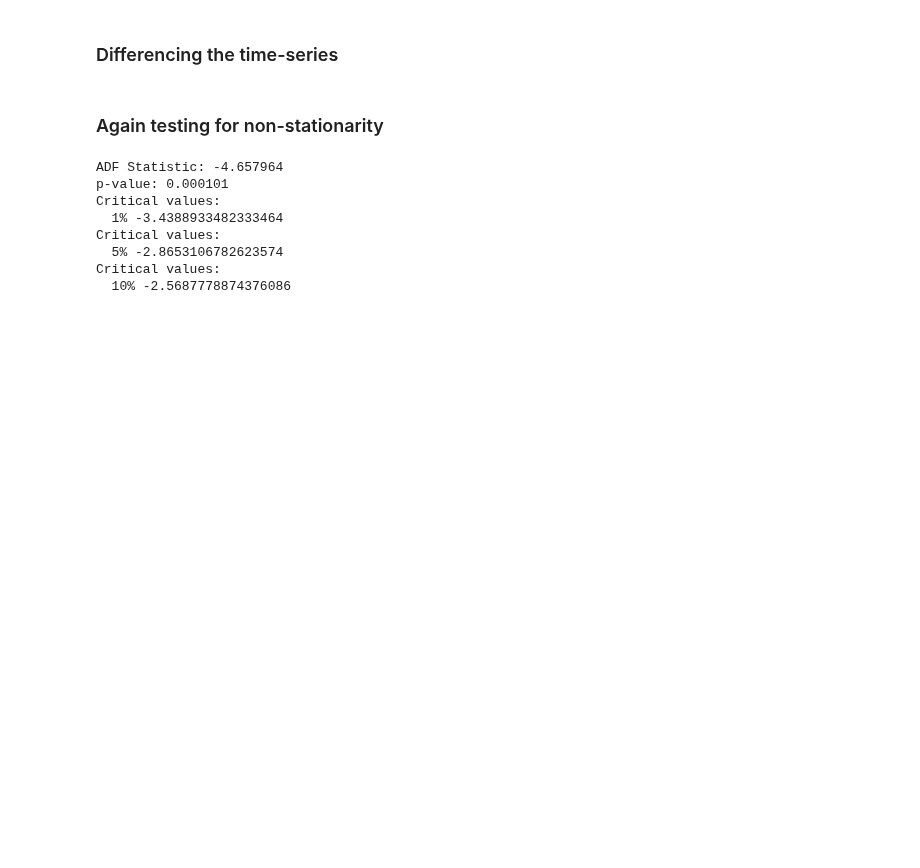
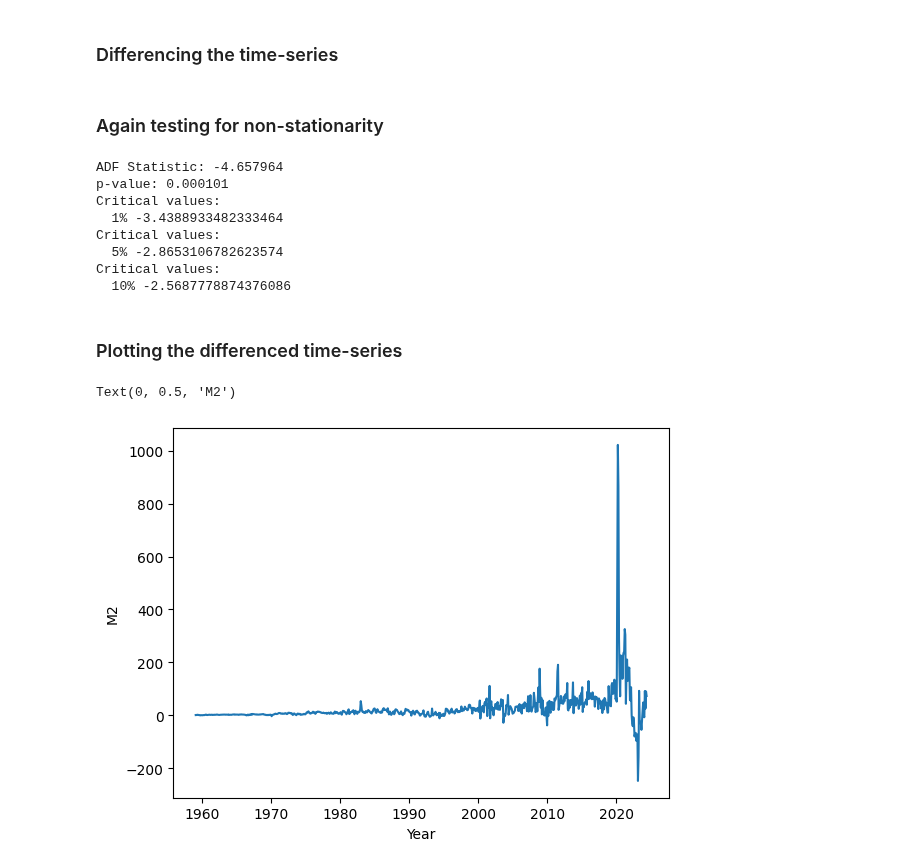
Before and after one commit to niklas0801/VAR_Models, a Jupyter notebook: ARIMA_models.ipynb, the cells around one changed output. Drawn from its saved outputs; the diff is of its cells as text; code cells hidden in the pictures; blank space fills up the shorter version.

Commit message:
plotted the differenced time-series

```diff
--- a/ARIMA_models.ipynb
+++ b/ARIMA_models.ipynb
@@ -94,3 +94,15 @@ Critical values:
   5% -2.8653106782623574
 Critical values:
   10% -2.5687778874376086
+# %% [markdown]
+### Plotting the differenced time-series
+# %%
+fig, ax = plt.subplots()
+ax.plot("DATE", "M2SL", data=money_diff)
+ax.set_xlabel("Year")
+ax.set_ylabel("M2")
+
+#
+# %% [output]
+Text(0, 0.5, 'M2')
+[figure, added]
```
Also changed, not shown: parts of 1 cell of this notebook.
